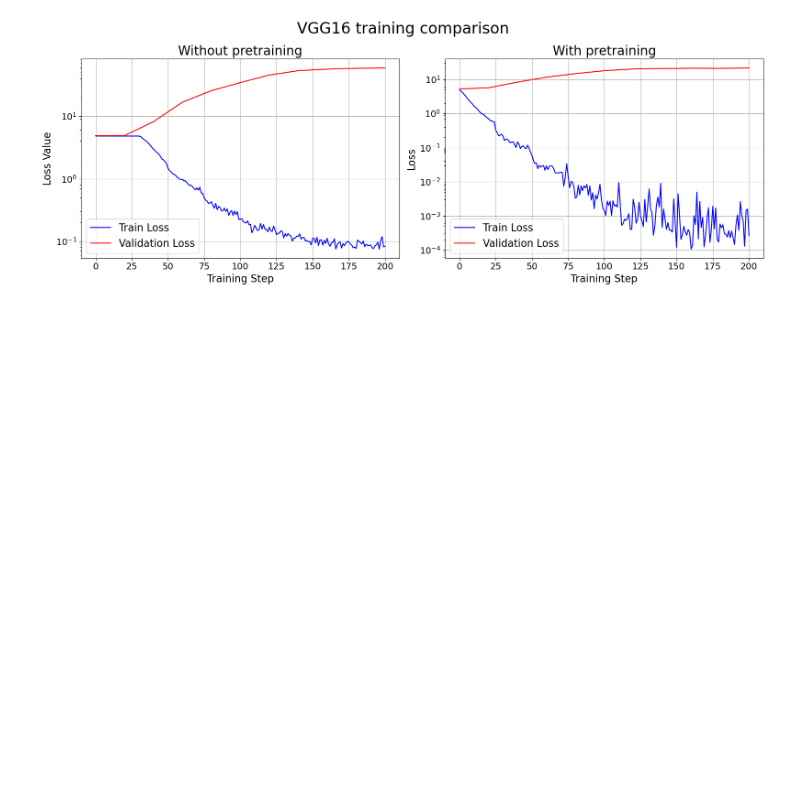
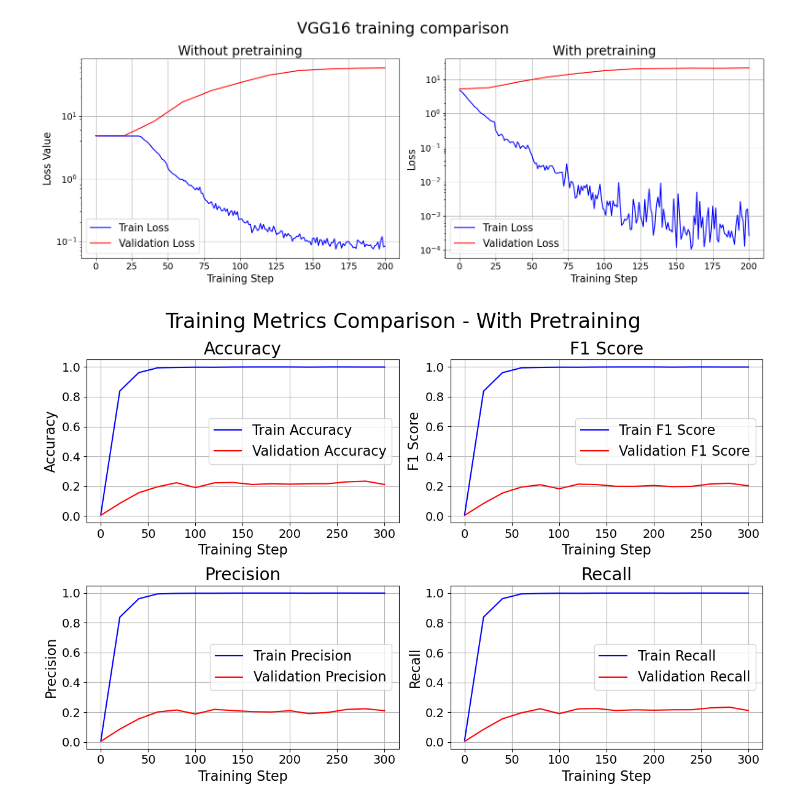
Before and after one commit to zebleck/Brain-Tumour-Analysis, a Jupyter notebook: Tensorboard_runs_analysis.ipynb, the cells around one changed output. Drawn from its saved outputs; the diff is of its cells as text; code cells hidden in the pictures; blank space fills up the shorter version.

```diff
--- a/Tensorboard_runs_analysis.ipynb
+++ b/Tensorboard_runs_analysis.ipynb
@@ -103,3 +105,62 @@ plt.tight_layout()
 plt.show()
 # %% [output]
 [figure]
+# %%
+train_accuracy = pd.read_csv('finetuning/runs/train_run_7_pretraining/train_accuracy.csv')
+train_f1 = pd.read_csv('finetuning/runs/train_run_7_pretraining/train_f1_score.csv')
+train_precision = pd.read_csv('finetuning/runs/train_run_7_pretraining/train_precision.csv')
+train_recall = pd.read_csv('finetuning/runs/train_run_7_pretraining/train_recall.csv')
+
+val_accuracy = pd.read_csv('finetuning/runs/train_run_7_pretraining/val_accuracy.csv')
+val_f1 = pd.read_csv('finetuning/runs/train_run_7_pretraining/val_f1_score.csv')
+val_precision = pd.read_csv('finetuning/runs/train_run_7_pretraining/val_precision.csv')
+val_recall = pd.read_csv('finetuning/runs/train_run_7_pretraining/val_recall.csv')
+
+# Create parent figure with four subplots
+fig, axes = plt.subplots(2, 2, figsize=(12, 8))
+
+# Plot for train_accuracy
+axes[0, 0].plot(train_accuracy["Step"], train_accuracy["Value"], color='blue', label='Train Accuracy')
+axes[0, 0].plot(val_accuracy["Step"], val_accuracy["Value"], color='red', label='Validation Accuracy')
+axes[0, 0].set_title("Accuracy", fontsize=20)
+axes[0, 0].set_xlabel("Training Step", fontsize=16)
+axes[0, 0].set_ylabel("Accuracy", fontsize=16)
+axes[0, 0].tick_params(labelsize=14)
+axes[0, 0].grid(True)
+axes[0, 0].legend(fontsize=16)
+
+# Plot for train_f1
+axes[0, 1].plot(train_f1["Step"], train_f1["Value"], color='blue', label='Train F1 Score')
+axes[0, 1].plot(val_f1["Step"], val_f1["Value"], color='red', label='Validation F1 Score')
+axes[0, 1].set_title("F1 Score", fontsize=20)
+axes[0, 1].set_xlabel("Training Step", fontsize=16)
+axes[0, 1].set_ylabel("F1 Score", fontsize=16)
+axes[0, 1].tick_params(labelsize=14)
+axes[0, 1].grid(True)
+axes[0, 1].legend(fontsize=16)
+
+# Plot for train_precision
+axes[1, 0].plot(train_precision["Step"], train_precision["Value"], color='blue', label='Train Precision')
+axes[1, 0].plot(val_precision["Step"], val_precision["Value"], color='red', label='Validation Precision')
+axes[1, 0].set_title("Precision", fontsize=20)
+axes[1, 0].set_xlabel("Training Step", fontsize=16)
+axes[1, 0].set_ylabel("Precision", fontsize=16)
+axes[1, 0].tick_params(labelsize=14)
+axes[1, 0].grid(True)
+axes[1, 0].legend(fontsize=16)
+
+# Plot for train_recall
+axes[1, 1].plot(train_recall["Step"], train_recall["Value"], color='blue', label='Train Recall')
+axes[1, 1].plot(val_recall["Step"], val_recall["Value"], color='red', label='Validation Recall')
+axes[1, 1].set_title("Recall", fontsize=20)
+axes[1, 1].set_xlabel("Training Step", fontsize=16)
+axes[1, 1].set_ylabel("Recall", fontsize=16)
+axes[1, 1].tick_params(labelsize=14)
+axes[1, 1].grid(True)
+axes[1, 1].legend(fontsize=16)
+
+plt.suptitle("Training Metrics Comparison - With Pretraining", fontsize=24)
+plt.tight_layout()
+plt.show()
+# %% [output]
+[figure, added]
```
Also changed, not shown: parts of 1 cell of this notebook, 6 other files.
